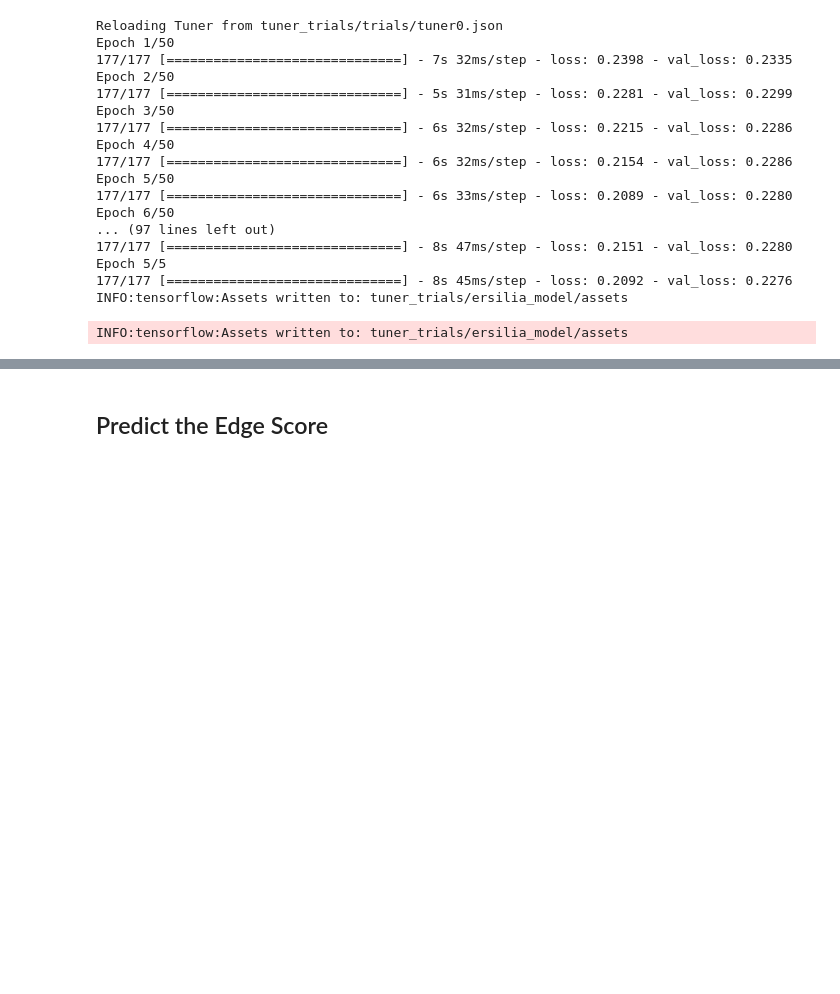
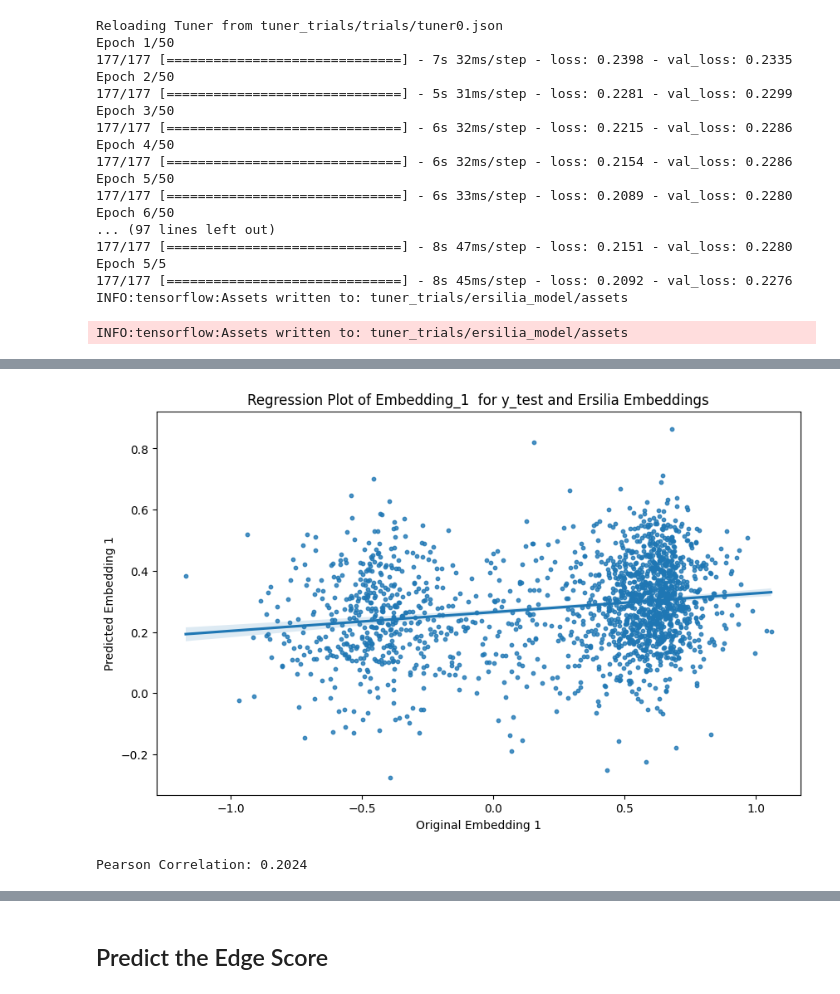
Before and after one commit to ersilia-os/eos3nl8, a Jupyter notebook: model/framework/code/ersilia_final_eval.ipynb, the cells around one changed output, grey strips where cells are left out. Drawn from its saved outputs; the diff is of its cells as text; code cells hidden in the pictures; blank space fills up the shorter version.

```diff
--- a/model/framework/code/ersilia_final_eval.ipynb
+++ b/model/framework/code/ersilia_final_eval.ipynb
@@ -239,0 +290,5 @@ print(ersilia_embeddings)
+# %%
+col_comparison(1)
+# %% [output]
+[figure, added]
+Pearson Correlation: 0.2024
```
Also changed, not shown: parts of 20 cells of this notebook, 3 other files.
